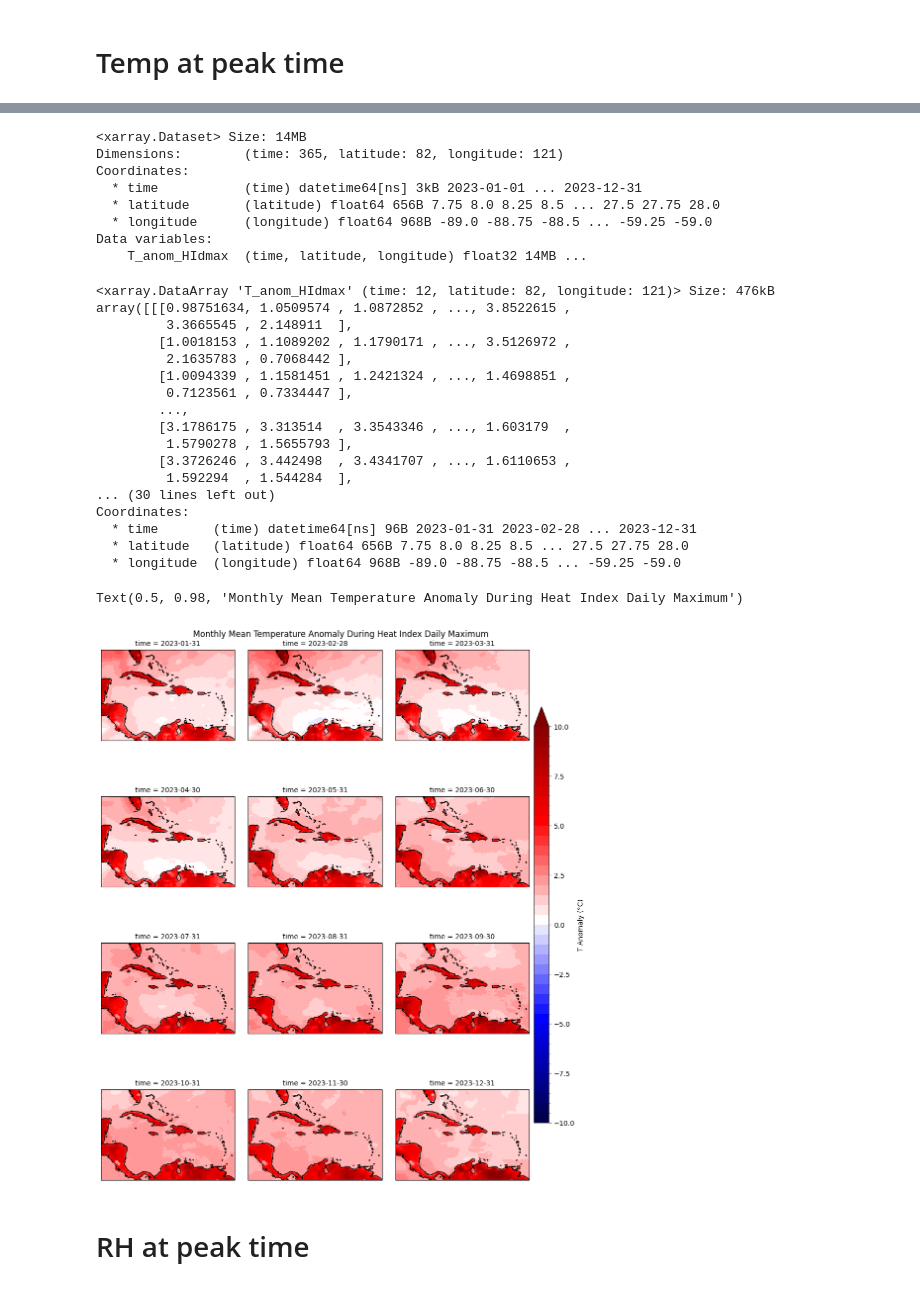
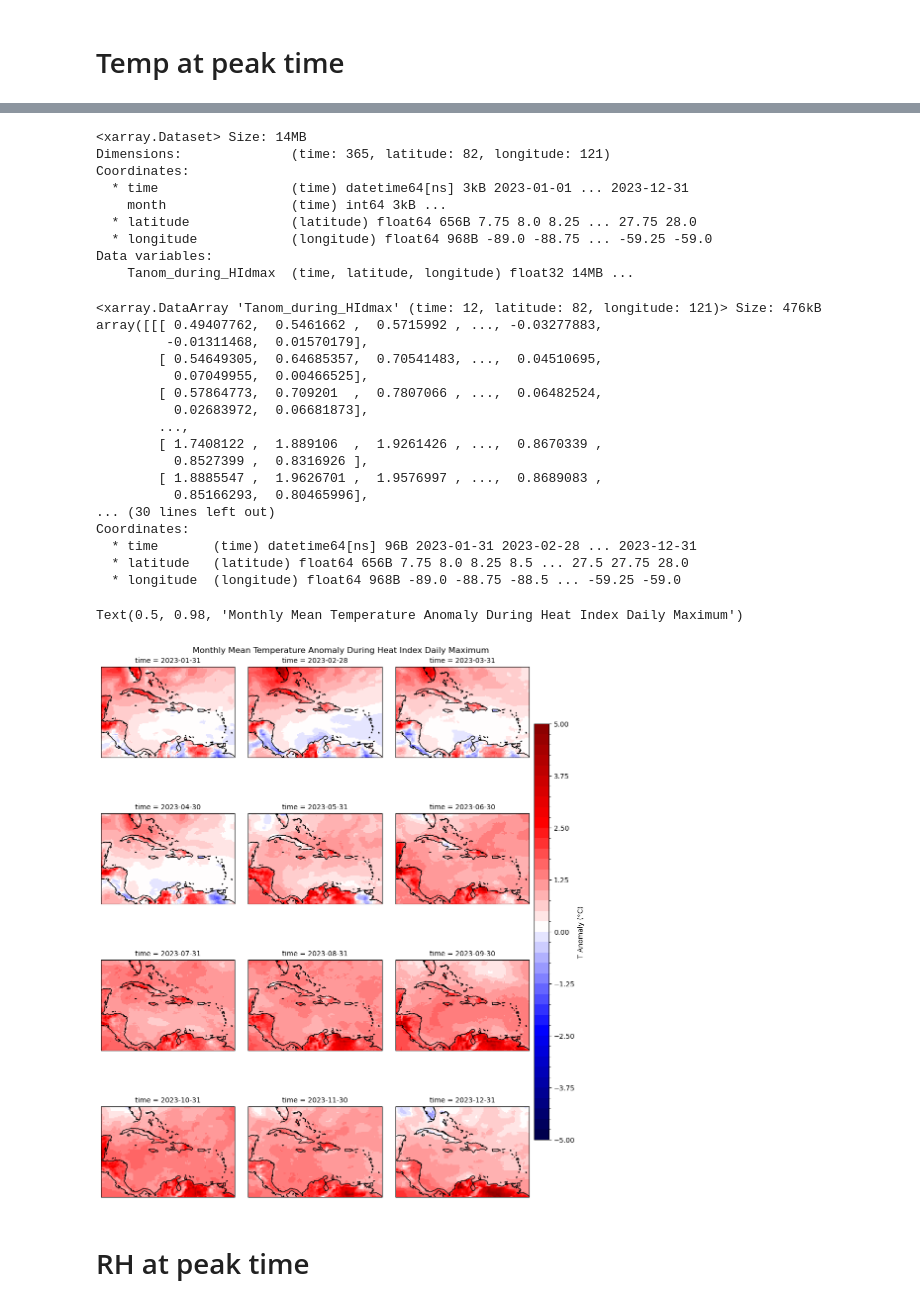
Before and after one commit to allan3prez/Caribe_Heat_AN, a Jupyter notebook: Plots/plots_2023.ipynb, the cells around one changed output, grey strips where cells are left out. Drawn from its saved outputs; the diff is of its cells as text; code cells hidden in the pictures.

```diff
--- a/Plots/plots_2023.ipynb
+++ b/Plots/plots_2023.ipynb
@@ -139,7 +139,7 @@ plt.subplots_adjust(wspace=0.1, hspace=0.05, right=0.88)
 # %% [markdown]
 # Temp at peak time
 # %%
-tanom_peakHI = xr.open_dataset(path+'T_anom_during_peak_HI.nc')
+tanom_peakHI = xr.open_dataset(path+'Tanom_during_HIdmax.nc')
 tanom_peakHI
 # %% [output]
 <xarray.Dataset> Size: 1GB
@@ -155,30 +156,31 @@ tanom_peakHI_ME2023 = tanom_peakHI.sel(time=d_ls, method='nearest')
 tanom_peakHI_ME2023
 # %% [output]
 <xarray.Dataset> Size: 14MB
-Dimensions:        (time: 365, latitude: 82, longitude: 121)
+Dimensions:              (time: 365, latitude: 82, longitude: 121)
 Coordinates:
-  * time           (time) datetime64[ns] 3kB 2023-01-01 ... 2023-12-31
-  * latitude       (latitude) float64 656B 7.75 8.0 8.25 8.5 ... 27.5 27.75 28.0
-  * longitude      (longitude) float64 968B -89.0 -88.75 -88.5 ... -59.25 -59.0
+  * time                 (time) datetime64[ns] 3kB 2023-01-01 ... 2023-12-31
+    month                (time) int64 3kB ...
+  * latitude             (latitude) float64 656B 7.75 8.0 8.25 ... 27.75 28.0
+  * longitude            (longitude) float64 968B -89.0 -88.75 ... -59.25 -59.0
 Data variables:
-    T_anom_HIdmax  (time, latitude, longitude) float32 14MB ...
+    Tanom_during_HIdmax  (time, latitude, longitude) float32 14MB ...
 # %%
 # mothly mean
-tanom_peakHI_ME2023m = tanom_peakHI_ME2023['T_anom_HIdmax'].resample(time='ME').mean('time')
+tanom_peakHI_ME2023m = tanom_peakHI_ME2023['Tanom_during_HIdmax'].resample(time='ME').mean('time')
 tanom_peakHI_ME2023m
 # %% [output]
-<xarray.DataArray 'T_anom_HIdmax' (time: 12, latitude: 82, longitude: 121)> Size: 476kB
-array([[[0.98751634, 1.0509574 , 1.0872852 , ..., 3.8522615 ,
-         3.3665545 , 2.148911  ],
-        [1.0018153 , 1.1089202 , 1.1790171 , ..., 3.5126972 ,
-         2.1635783 , 0.7068442 ],
-        [1.0094339 , 1.1581451 , 1.2421324 , ..., 1.4698851 ,
-         0.7123561 , 0.7334447 ],
+<xarray.DataArray 'Tanom_during_HIdmax' (time: 12, latitude: 82, longitude: 121)> Size: 476kB
+array([[[ 0.49407762,  0.5461662 ,  0.5715992 , ..., -0.03277883,
+         -0.01311468,  0.01570179],
+        [ 0.54649305,  0.64685357,  0.70541483, ...,  0.04510695,
+          0.07049955,  0.00466525],
+        [ 0.57864773,  0.709201  ,  0.7807066 , ...,  0.06482524,
+          0.02683972,  0.06681873],
         ...,
-        [3.1786175 , 3.313514  , 3.3543346 , ..., 1.603179  ,
-         1.5790278 , 1.5655793 ],
-        [3.3726246 , 3.442498  , 3.4341707 , ..., 1.6110653 ,
-         1.592294  , 1.544284  ],
+        [ 1.7408122 ,  1.889106  ,  1.9261426 , ...,  0.8670339 ,
+          0.8527399 ,  0.8316926 ],
+        [ 1.8885547 ,  1.9626701 ,  1.9576997 , ...,  0.8689083 ,
+          0.85166293,  0.80465996],
 ... (30 lines left out)
 Coordinates:
   * time       (time) datetime64[ns] 96B 2023-01-31 2023-02-28 ... 2023-12-31
@@ -187,21 +189,21 @@ Coordinates:
 # %%
 tp2023anom_plot = tanom_peakHI_ME2023m.isel(time=np.arange(0, 12, 1)).plot(col='time',
                                                             col_wrap=3,
                                                             transform=ccrs.PlateCarree(),
                                                             cmap='seismic',
-                                                            levels=np.arange(-10, 10.5, 0.5),
+                                                            levels=np.arange(-5, 5.25, 0.25),
                                                             subplot_kws={'projection': ccrs.PlateCarree(central_longitude=-70)},
                                                             add_colorbar=False
                                                             )
 plt.subplots_adjust(wspace=0.1, hspace=0.05, right=0.78)
 cax = tp2023anom_plot.fig.add_axes([0.89, 0.15, 0.03, 0.7])
-tp2023anom_plot.fig.colorbar(tp2023anom_plot.axs.flat[0].collections[0],cax=cax, label='T Anomaly (°C)', orientation='vertical')
+tp2023anom_plot.fig.colorbar(tp2023anom_plot.axs.flat[0].collections[0],cax=cax, label='T Anomaly (°C)', orientation='vertical', extend='neither')
 tp2023anom_plot.map(lambda: plt.gca().coastlines())
 plt.subplots_adjust(wspace=0.1, hspace=0.05, right=0.88)
 tp2023anom_plot.fig.suptitle('Monthly Mean Temperature Anomaly During Heat Index Daily Maximum')
 # %% [output]
 Text(0.5, 0.98, 'Monthly Mean Temperature Anomaly During Heat Index Daily Maximum')
-[figure, old version]
+[figure, new version]
 # %% [markdown]
 # RH at peak time
 # %%
```
Also changed, not shown: parts of 1 cell of this notebook, 14 other files.
